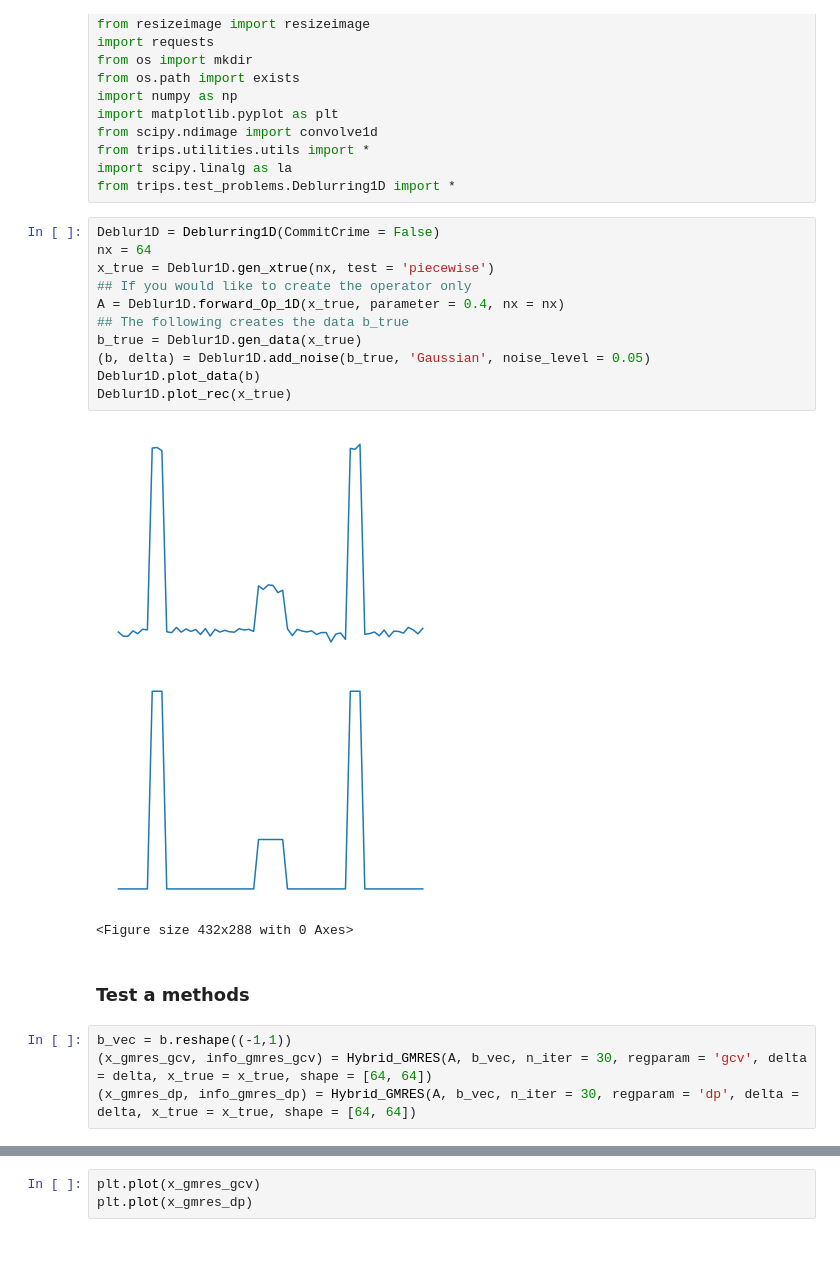
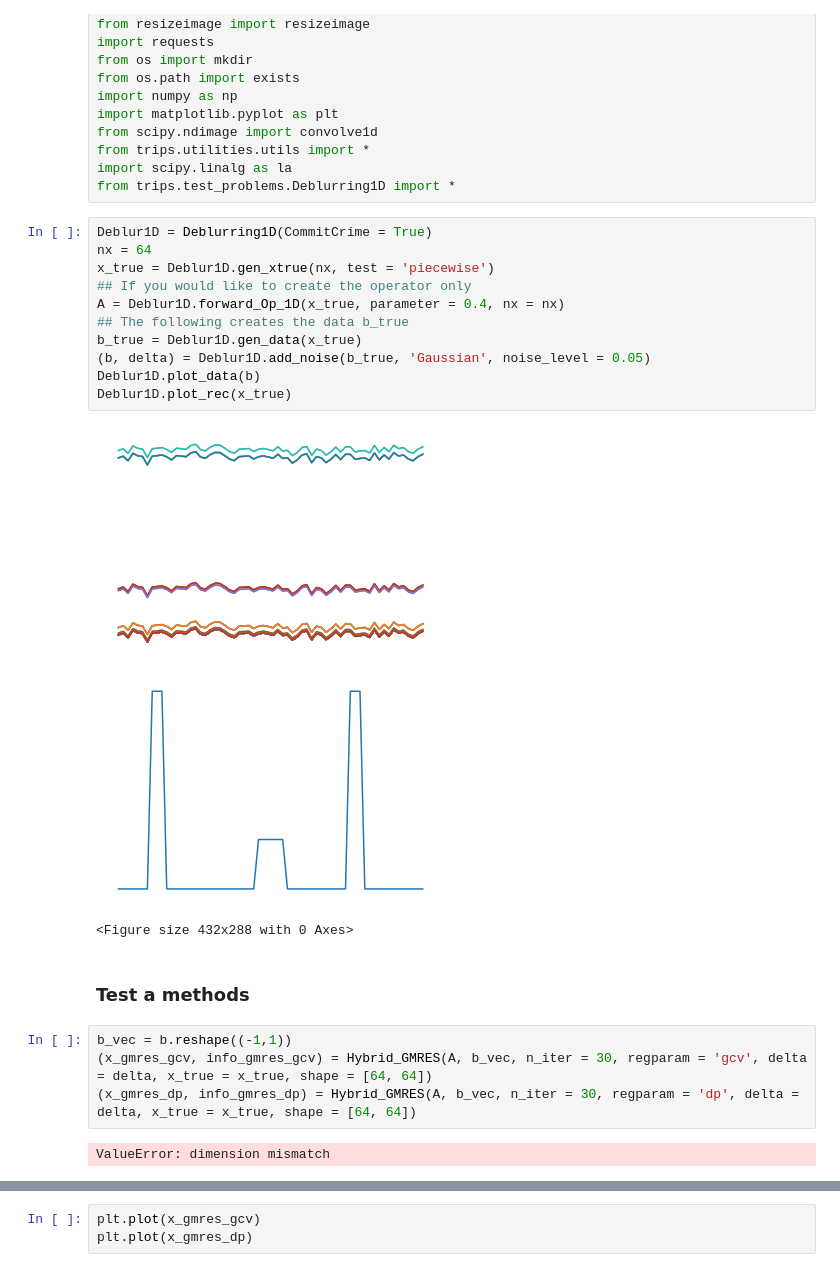
Before and after one commit to mpasha3/trips-py, a Jupyter notebook: demos/demo_1D_deblurring.ipynb, the cells around one changed output, grey strips where cells are left out. Cells and saved outputs as stored; diff of their text form.

```diff
--- a/demos/demo_1D_deblurring.ipynb
+++ b/demos/demo_1D_deblurring.ipynb
@@ -47,18 +47,18 @@ from trips.utilities.utils import *
 import scipy.linalg as la
 from trips.test_problems.Deblurring1D import *
 # %%
-Deblur1D = Deblurring1D(CommitCrime = False)
+Deblur1D = Deblurring1D(CommitCrime = True)
 nx = 64
 x_true = Deblur1D.gen_xtrue(nx, test = 'piecewise')
 ## If you would like to create the operator only
 A = Deblur1D.forward_Op_1D(x_true, parameter = 0.4, nx = nx)
 ## The following creates the data b_true
 b_true = Deblur1D.gen_data(x_true)
 (b, delta) = Deblur1D.add_noise(b_true, 'Gaussian', noise_level = 0.05)
 Deblur1D.plot_data(b)
 Deblur1D.plot_rec(x_true)
 # %% [output]
-[figure, old version]
+[figure, new version]
 [figure]
 <Figure size 432x288 with 0 Axes>
 # %% [markdown]
@@ -67,6 +67,8 @@ Deblur1D.plot_rec(x_true)
 b_vec = b.reshape((-1,1))
 (x_gmres_gcv, info_gmres_gcv) = Hybrid_GMRES(A, b_vec, n_iter = 30, regparam = 'gcv', delta = delta, x_true = x_true, shape = [64, 64])
 (x_gmres_dp, info_gmres_dp) = Hybrid_GMRES(A, b_vec, n_iter = 30, regparam = 'dp', delta = delta, x_true = x_true, shape = [64, 64])
+# %% [output]
+ValueError: dimension mismatch
 # %%
 plt.plot(info_gmres_gcv['relError'])
 plt.plot(info_gmres_dp['relError'])
```
Also changed, not shown: parts of 1 cell of this notebook, 6 other files.
